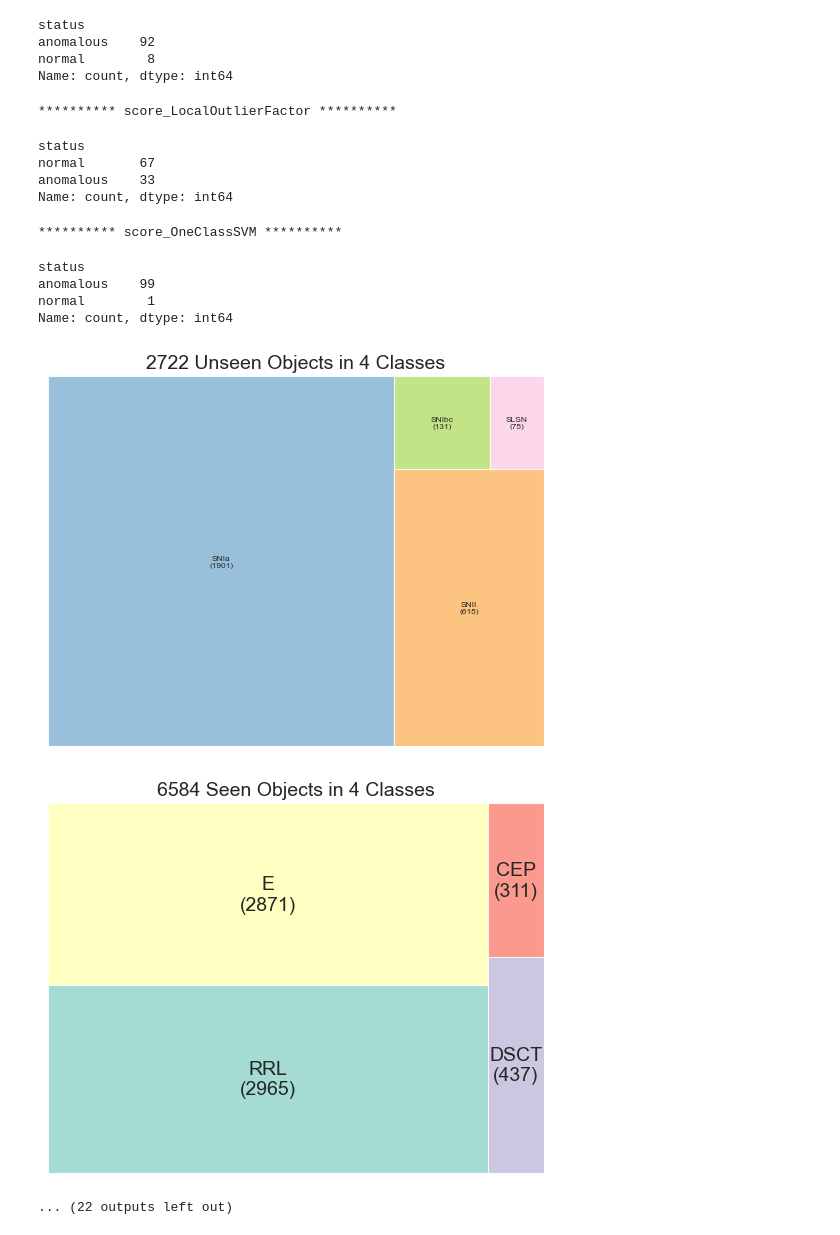
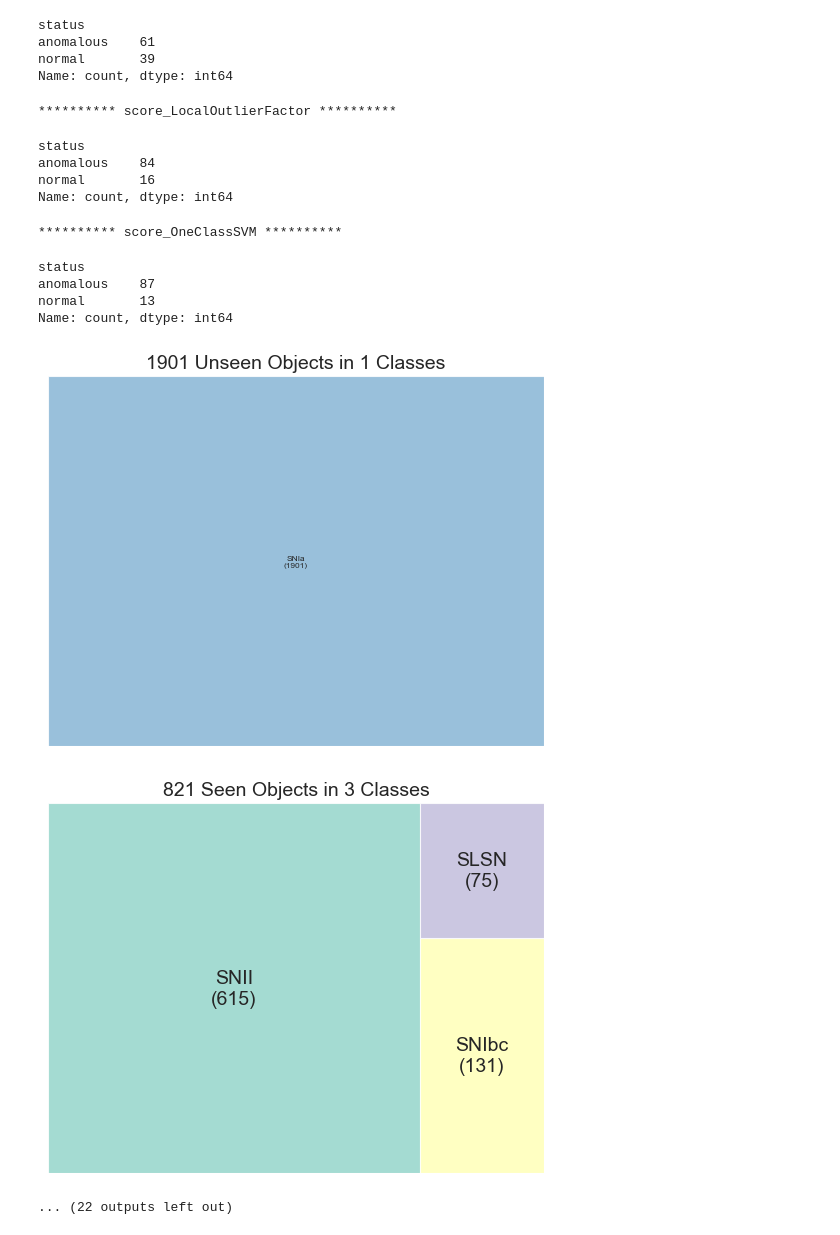
Before and after one commit to sidchaini/DistanceAnomalies, a Jupyter notebook: 06. paper neurips mlps/06b. alerceztf.ipynb, the cells around one changed output. Drawn from its saved outputs; the diff is of its cells as text; code cells hidden in the pictures.

```diff
--- a/06. paper neurips mlps/06b. alerceztf.ipynb
+++ b/06. paper neurips mlps/06b. alerceztf.ipynb
@@ -896,13 +110,4 @@ commondat = pd.concat([traindat,testdat])
 commondat=commondat.rename(columns={"classALeRCE":"class"})
 
 #### RESAMPLE
-commondat=commondat.groupby('class').apply(lambda x: x.sample(n=min(3000,len(x)), random_state=seed_val)).reset_index(drop=True)
-
-del(traindat,testdat)
-
-knowncl = ['DSCT', 'CEP', 'E', 'RRL']
-knowns = commondat[commondat["class"].isin(knowncl)]
-
-unknowns = commondat[~commondat["class"].isin(knowncl)]
-
-commondat["class"].value_counts()
+# commondat=commondat.groupby('class').apply(lambda x: x.sample(n=min(3000,len(x)), random_state=seed_val)).reset_index(drop=True)
@@ -946,5 +114,5 @@ Name: class, Length: 4305, dtype: object
 # %%
-def run_anom_exp(new_knowns, new_unknowns,final_features):
+def run_anom_exp(fulldata, new_knowns, new_unknowns,final_features):
     y_knowns_df = knowns["class"]
     X_knowns_df = knowns.loc[:, final_features]
 
@@ -1296,8 +382,11 @@ Name: count, dtype: int64
 # %%
-myknowns = ["RRL", "E", "DSCT", "CEP"]
-myunknowns = ["SNIa","SNII","SNIbc","SLSN"]
+myknowns = ["SNII", "SNIbc", "SLSN"]
 
-myfeatures = ["SPM_A_1",
+myunknowns = ["SNIa"]
+
+
+myfeatures = [
+"SPM_A_1",
 "SPM_t0_1",
 "SPM_gamma_1",
 "SPM_beta_1",
@@ -1310,7 +399,8 @@ myfeatures = ["SPM_A_1",
 "SPM_beta_2",
 "SPM_tau_rise_2",
 "SPM_tau_fall_2",
-"SPM_chi_2"]
+"SPM_chi_2",
+]
 
 knowns=knowns.loc[knowns[myfeatures].dropna().index]
 unknowns=unknowns.loc[unknowns[myfeatures].dropna().index]
@@ -1330,19 +420,19 @@ normal        4
 Name: count, dtype: int64
 ********** score_IsolationForest **********
 status
-anomalous    92
-normal        8
+anomalous    61
+normal       39
 Name: count, dtype: int64
 ********** score_LocalOutlierFactor **********
 status
-normal       67
-anomalous    33
+anomalous    84
+normal       16
 Name: count, dtype: int64
 ********** score_OneClassSVM **********
 status
-anomalous    99
-normal        1
+anomalous    87
+normal       13
 Name: count, dtype: int64
-[figure, old version]
+[figure, new version]
-[figure, old version]
+[figure, new version]
 ... (22 outputs left out)
```
Also changed, not shown: parts of 14 cells of this notebook, 2 other files.
